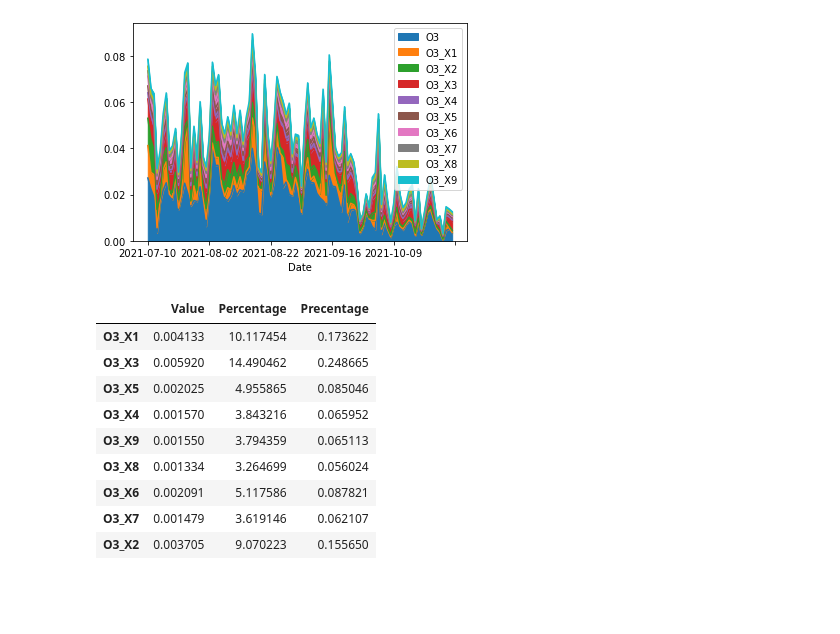
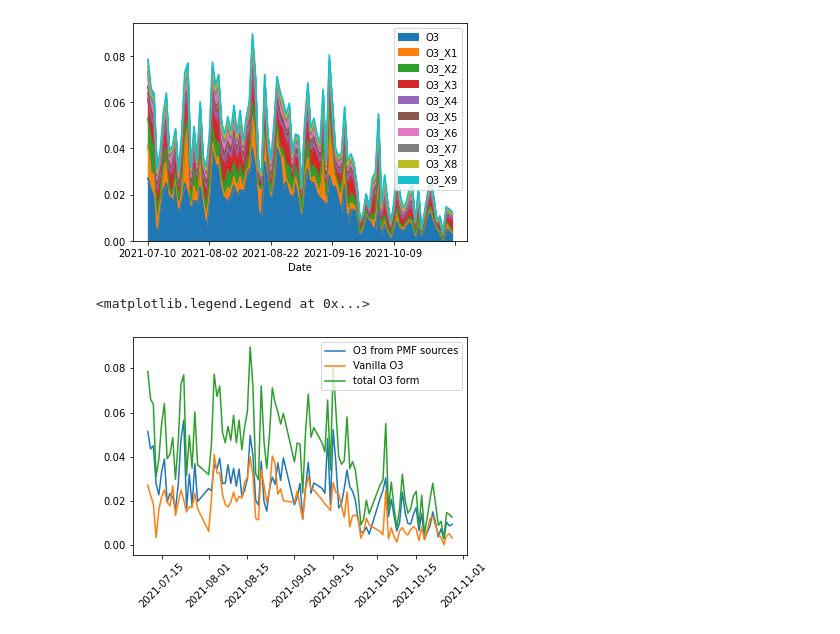
Before and after one commit to shenglun7/VOC_RECAP, a Jupyter notebook: code/script/box_model_output.ipynb, the cells around one changed output. Drawn from its saved outputs; the diff is of its cells as text; code cells hidden in the pictures; blank space fills up the shorter version.

Commit message:
update on plots

```diff
--- a/code/script/box_model_output.ipynb
+++ b/code/script/box_model_output.ipynb
@@ -23,4 +23,3 @@ for file in filelist:
     filepath = folderpath + file
     df = treat_box_model_output(filepath)
     df_all = pd.concat([df_all, df], ignore_index=True)
-df_all.iloc[:,2:] = df_all.iloc[:,2:].astype(float)
@@ -82,17 +87,23 @@ df_plot.plot.area()
 # %% [output]
 <AxesSubplot:xlabel='Date'>
 [figure]
-# %%
-# plot correctation table for each source
-df_O3_source_novanilla
-# %% [output]
-|  | Value | Percentage | Precentage |
-| O3_X1 | 0.004133 | 10.117454 | 0.173622 |
-| O3_X3 | 0.005920 | 14.490462 | 0.248665 |
-| O3_X5 | 0.002025 | 4.955865 | 0.085046 |
-| O3_X4 | 0.001570 | 3.843216 | 0.065952 |
-| O3_X9 | 0.001550 | 3.794359 | 0.065113 |
-| O3_X8 | 0.001334 | 3.264699 | 0.056024 |
-| O3_X6 | 0.002091 | 5.117586 | 0.087821 |
-| O3_X7 | 0.001479 | 3.619146 | 0.062107 |
-| O3_X2 | 0.003705 | 9.070223 | 0.155650 |
+# %%
+# Get vanilla, sources, total and initial O3
+df_O3_source = df_all[df_all['Time']==180].reset_index(drop=True)
+df_O3_source['O3_tot'] = df_O3_source.iloc[:,2:].sum(axis=1)
+df_O3_source['O3_int'] = df_all[df_all['Time']==0].reset_index()['O3']
+
+# calculate total O3 from PMF sources
+df_O3_source['O3_tot_source'] = df_O3_source['O3_tot'] - df_O3_source['O3']
+# %%
+# Plot O3 formed from PMF sources vs. total O3 or vanilla O3
+#plt.plot(df_O3_source['Date'], df_O3_source['O3_tot'], label='Total O3')
+plt.plot(df_O3_source['Date'], df_O3_source['O3_tot_source'], label='O3 from PMF sources')
+plt.plot(df_O3_source['Date'], df_O3_source['O3'] - df_O3_source['O3_int'], label='Vanilla O3')
+plt.plot(df_O3_source['Date'], df_O3_source['O3_tot']-df_O3_source['O3_int'], label='total O3 form')
+
+plt.xticks(rotation=45)
+plt.legend()
+# %% [output]
+<matplotlib.legend.Legend at 0x...>
+[figure, added]
```
Also changed, not shown: parts of 9 cells of this notebook.
